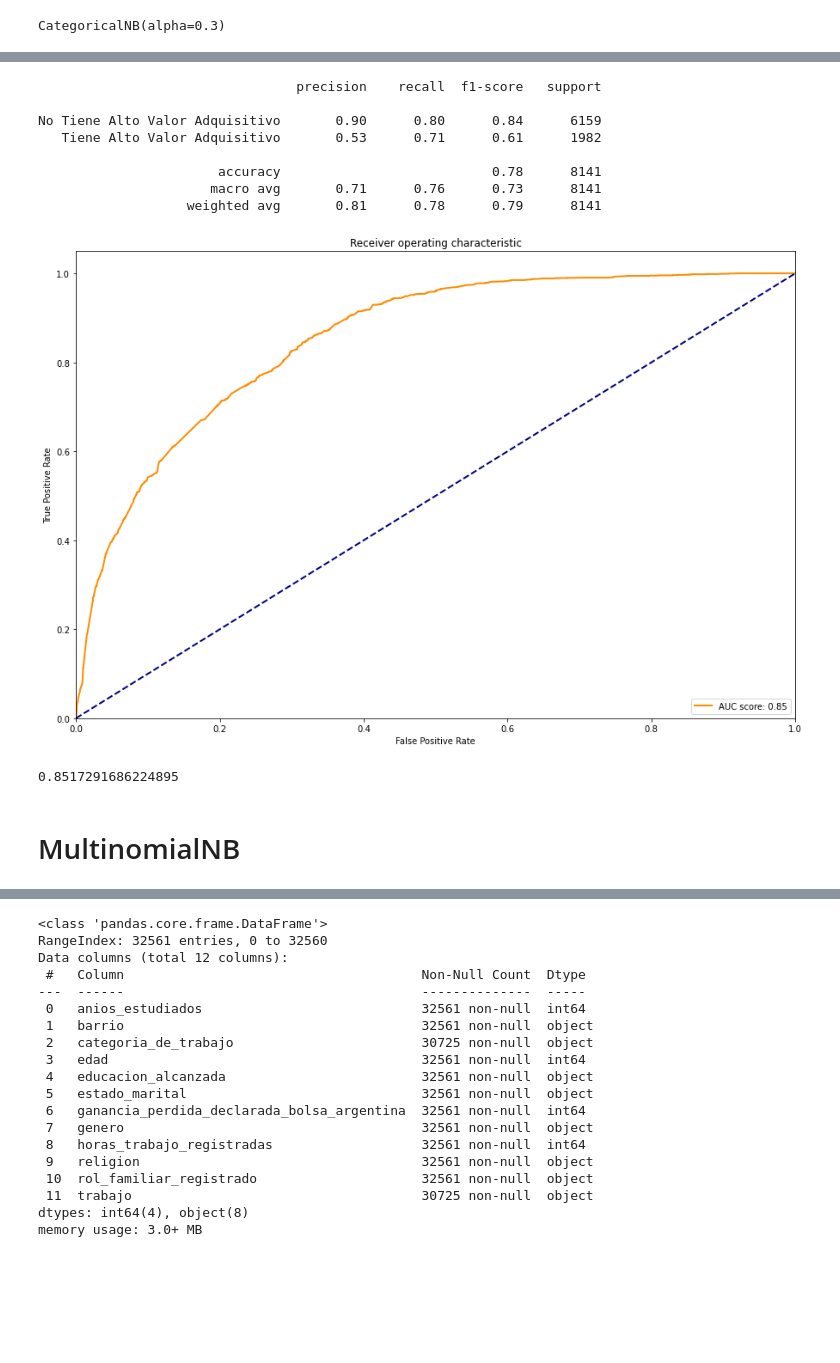
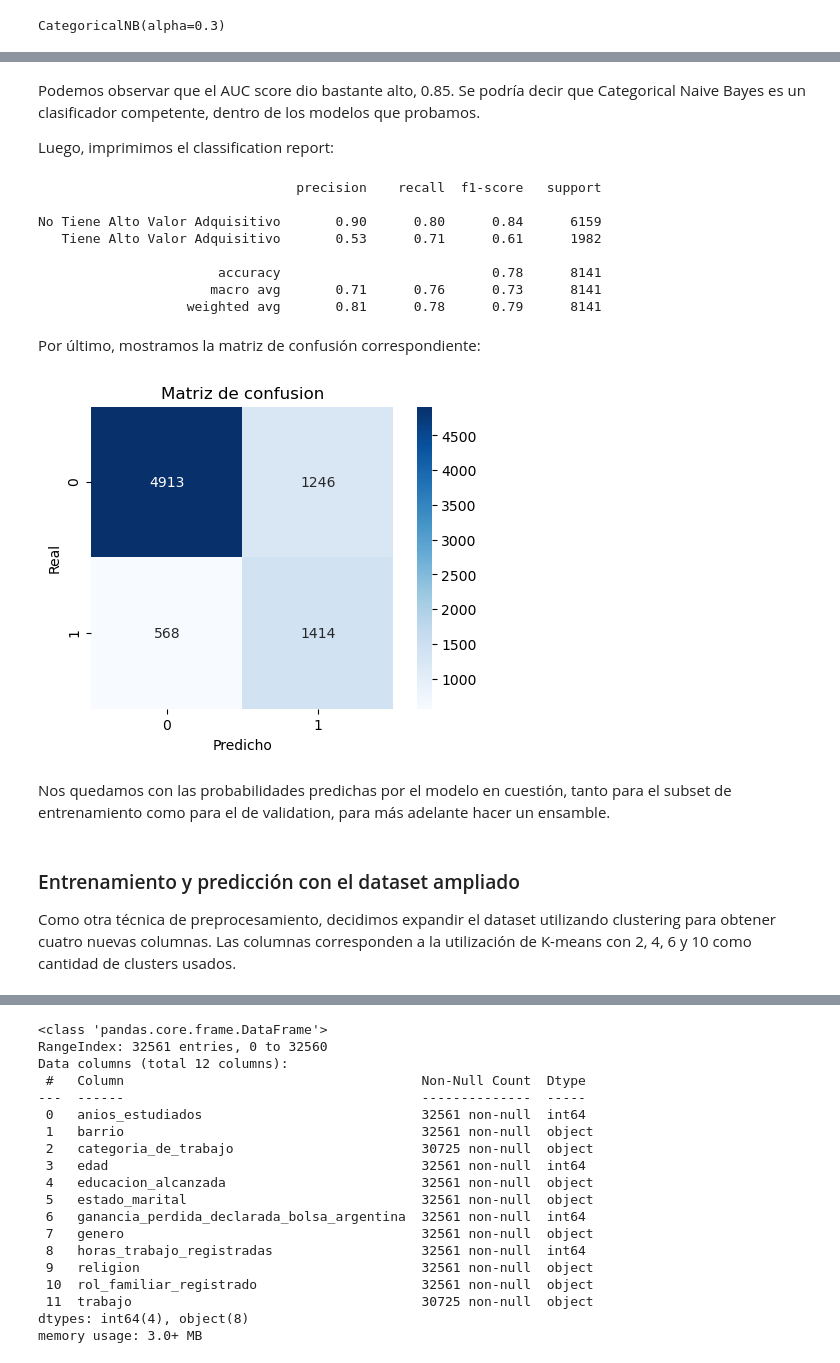
Before and after one commit to MateoCraviotto/Organizacion-de-datos-fiuba-1, a Jupyter notebook: TP2/NaiveBayes.ipynb, the cells around one changed output, grey strips where cells are left out. Drawn from its saved outputs; the diff is of its cells as text; code cells hidden in the pictures; blank space fills up the shorter version.

Commit message:
Actualizo Naive Bayes con dataset ampliado, y predicción del Ensamble Gaussiano sobre holdout

```diff
--- a/TP2/NaiveBayes.ipynb
+++ b/TP2/NaiveBayes.ipynb
@@ -95,0 +102,4 @@ Promedio de la combinación: 0.8540308552880621
+# %%
+parametros_categoricalNB = mejor_combinacion.loc[:].values[0]
+mejor_alpha = parametros_categoricalNB[0]
+print(f'Mejor alpha: {mejor_alpha}')
@@ -96,6 +110,5 @@ Promedio de la combinación: 0.8540308552880621
 # %%
-parametros_categoricalNB = mejor_combinacion.loc[:].values[0]
-categoricalNB = CategoricalNB(alpha=parametros_categoricalNB[0])
+categoricalNB = CategoricalNB(alpha = mejor_alpha)
 categoricalNB.fit(X_train, y_train)
 # %% [output]
 CategoricalNB(alpha=0.3)
@@ -102,8 +124,9 @@ CategoricalNB(alpha=0.3)
+# %% [markdown]
+Podemos observar que el AUC score dio bastante alto, 0.85. Se podría decir que Categorical Naive Bayes es un clasificador competente, dentro de los modelos que probamos.
+
+Luego, imprimimos el classification report:
 # %%
-y_pred = categoricalNB.predict(X_test)
-y_pred_proba = categoricalNB.predict_proba(X_test)[:,1]
 print(classification_report(y_test, y_pred, target_names=['No Tiene Alto Valor Adquisitivo', 'Tiene Alto Valor Adquisitivo']))
-graficar_auc_roc(y_test,y_pred_proba)
 # %% [output]
                                  precision    recall  f1-score   support
 
@@ -113,5 +136,5 @@ No Tiene Alto Valor Adquisitivo       0.90      0.80      0.84      6159
                        accuracy                           0.78      8141
                       macro avg       0.71      0.76      0.73      8141
                    weighted avg       0.81      0.78      0.79      8141
-[figure, removed]
-0.8517291686224895
+# %% [markdown]
+Por último, mostramos la matriz de confusión correspondiente:
@@ -118,5 +143,12 @@ No Tiene Alto Valor Adquisitivo       0.90      0.80      0.84      6159
+# %%
+graficar_matriz_confusion(y_test, y_pred)
+# %% [output]
+[figure, added]
+# %% [markdown]
+Nos quedamos con las probabilidades predichas por el modelo en cuestión, tanto para el subset de entrenamiento como para el de validation, para más adelante hacer un ensamble.
 # %%
 probabilidades_categorical = categoricalNB.predict_proba(X_train)
 probabilidades_x_test_categorical = categoricalNB.predict_proba(X_test)
-# %% [markdown]
-# MultinomialNB
+# %% [markdown]
+### Entrenamiento y predicción con el dataset ampliado
+Como otra técnica de preprocesamiento, decidimos expandir el dataset utilizando clustering para obtener cuatro nuevas columnas. Las columnas corresponden a la utilización de K-means con 2, 4, 6 y 10 como cantidad de clusters usados.
```
Also changed, not shown: parts of 192 cells of this notebook, 1 other file.
